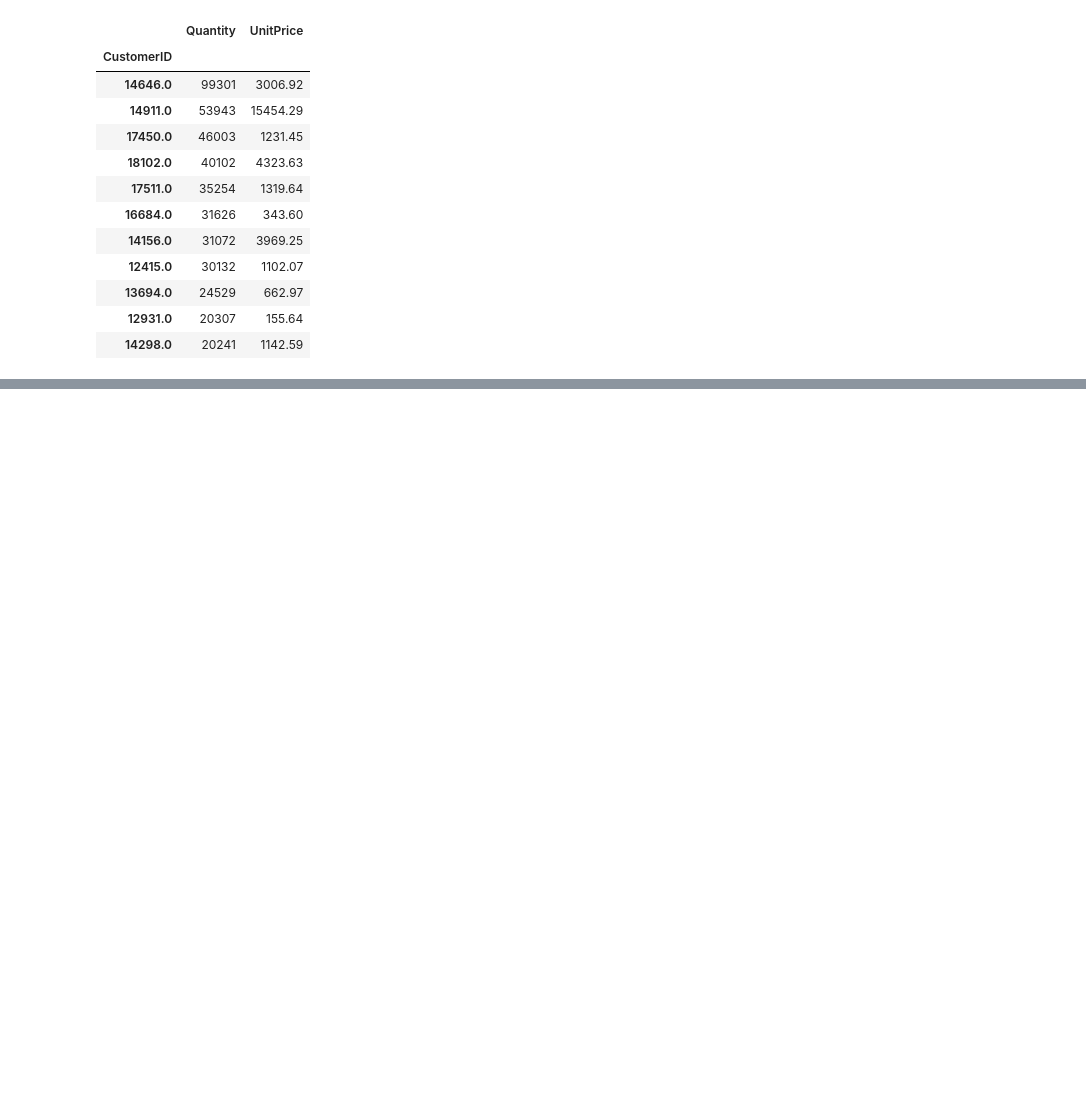
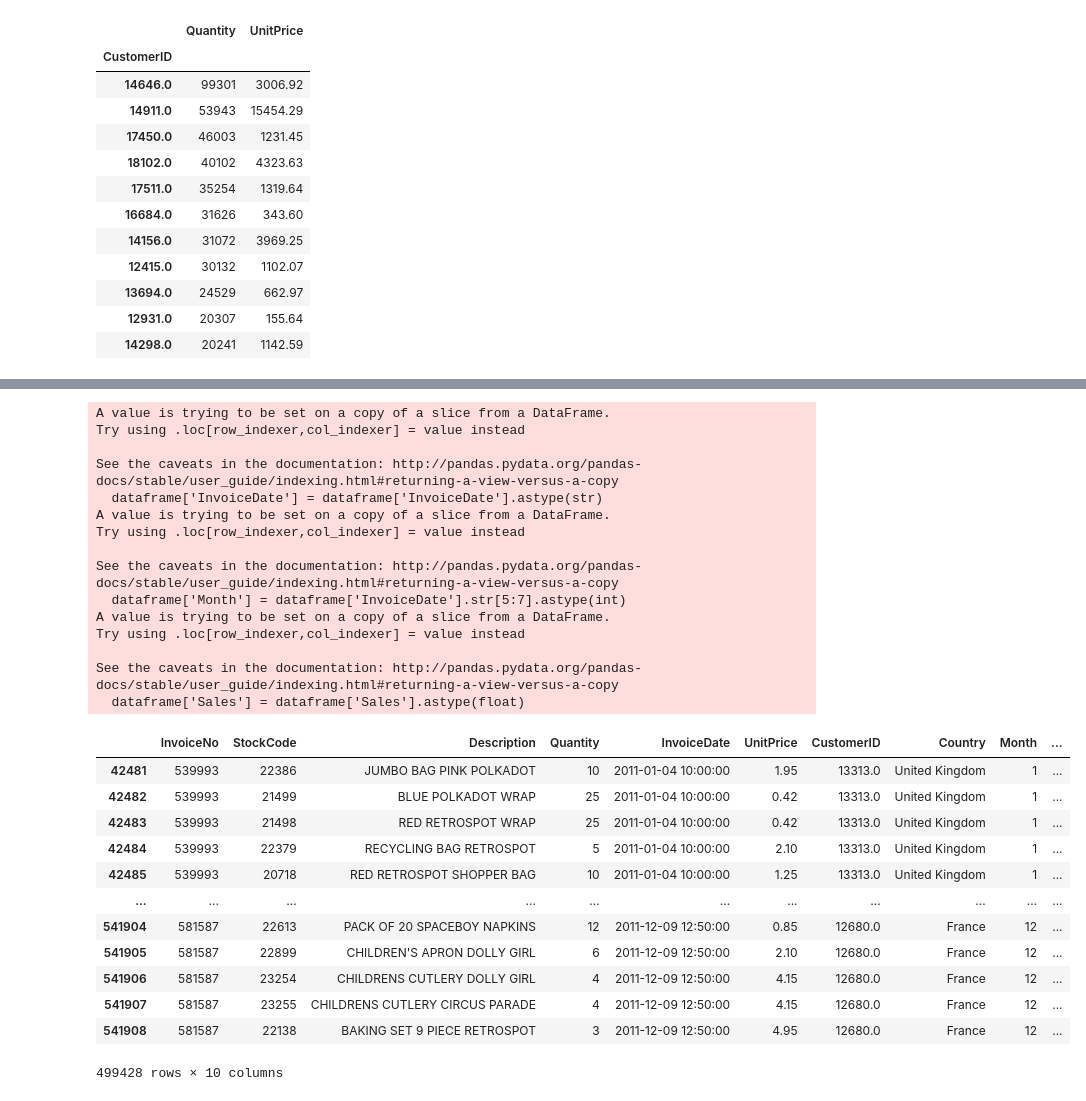
Before and after one commit to georgiev-ventsi/ecommerce-data-analysis, a Jupyter notebook: E-commerce_analysis.ipynb, the cells around one changed output, grey strips where cells are left out. Cells and saved outputs as stored; diff of their text form; code cells hidden in the pictures; blank space fills up the shorter version.

```diff
--- a/E-commerce_analysis.ipynb
+++ b/E-commerce_analysis.ipynb
@@ -488,0 +553,34 @@ make_column_sales(h1_2011)
+# %%
+# lets generate the "Month" and "Sales" columns
+make_column_with_inv_month(y_2011)
+make_column_sales(y_2011)
+y_2011
+# %% [output]
+A value is trying to be set on a copy of a slice from a DataFrame.
+Try using .loc[row_indexer,col_indexer] = value instead
+
+See the caveats in the documentation: http://pandas.pydata.org/pandas-docs/stable/user_guide/indexing.html#returning-a-view-versus-a-copy
+  dataframe['InvoiceDate'] = dataframe['InvoiceDate'].astype(str)
+A value is trying to be set on a copy of a slice from a DataFrame.
+Try using .loc[row_indexer,col_indexer] = value instead
+
+See the caveats in the documentation: http://pandas.pydata.org/pandas-docs/stable/user_guide/indexing.html#returning-a-view-versus-a-copy
+  dataframe['Month'] = dataframe['InvoiceDate'].str[5:7].astype(int)
+A value is trying to be set on a copy of a slice from a DataFrame.
+Try using .loc[row_indexer,col_indexer] = value instead
+
+See the caveats in the documentation: http://pandas.pydata.org/pandas-docs/stable/user_guide/indexing.html#returning-a-view-versus-a-copy
+  dataframe['Sales'] = dataframe['Sales'].astype(float)
+|  | InvoiceNo | StockCode | Description | Quantity | InvoiceDate | UnitPrice | CustomerID | Country | Month | ... |
+| 42481 | 539993 | 22386 | JUMBO BAG PINK POLKADOT | 10 | 2011-01-04 10:00:00 | 1.95 | 13313.0 | United Kingdom | 1 | ... |
+| 42482 | 539993 | 21499 | BLUE POLKADOT WRAP | 25 | 2011-01-04 10:00:00 | 0.42 | 13313.0 | United Kingdom | 1 | ... |
+| 42483 | 539993 | 21498 | RED RETROSPOT WRAP | 25 | 2011-01-04 10:00:00 | 0.42 | 13313.0 | United Kingdom | 1 | ... |
+| 42484 | 539993 | 22379 | RECYCLING BAG RETROSPOT | 5 | 2011-01-04 10:00:00 | 2.10 | 13313.0 | United Kingdom | 1 | ... |
+| 42485 | 539993 | 20718 | RED RETROSPOT SHOPPER BAG | 10 | 2011-01-04 10:00:00 | 1.25 | 13313.0 | United Kingdom | 1 | ... |
+| ... | ... | ... | ... | ... | ... | ... | ... | ... | ... | ... |
+| 541904 | 581587 | 22613 | PACK OF 20 SPACEBOY NAPKINS | 12 | 2011-12-09 12:50:00 | 0.85 | 12680.0 | France | 12 | ... |
+| 541905 | 581587 | 22899 | CHILDREN'S APRON DOLLY GIRL | 6 | 2011-12-09 12:50:00 | 2.10 | 12680.0 | France | 12 | ... |
+| 541906 | 581587 | 23254 | CHILDRENS CUTLERY DOLLY GIRL | 4 | 2011-12-09 12:50:00 | 4.15 | 12680.0 | France | 12 | ... |
+| 541907 | 581587 | 23255 | CHILDRENS CUTLERY CIRCUS PARADE | 4 | 2011-12-09 12:50:00 | 4.15 | 12680.0 | France | 12 | ... |
+| 541908 | 581587 | 22138 | BAKING SET 9 PIECE RETROSPOT | 3 | 2011-12-09 12:50:00 | 4.95 | 12680.0 | France | 12 | ... |
+499428 rows × 10 columns
```
Also changed, not shown: parts of 40 cells of this notebook.
